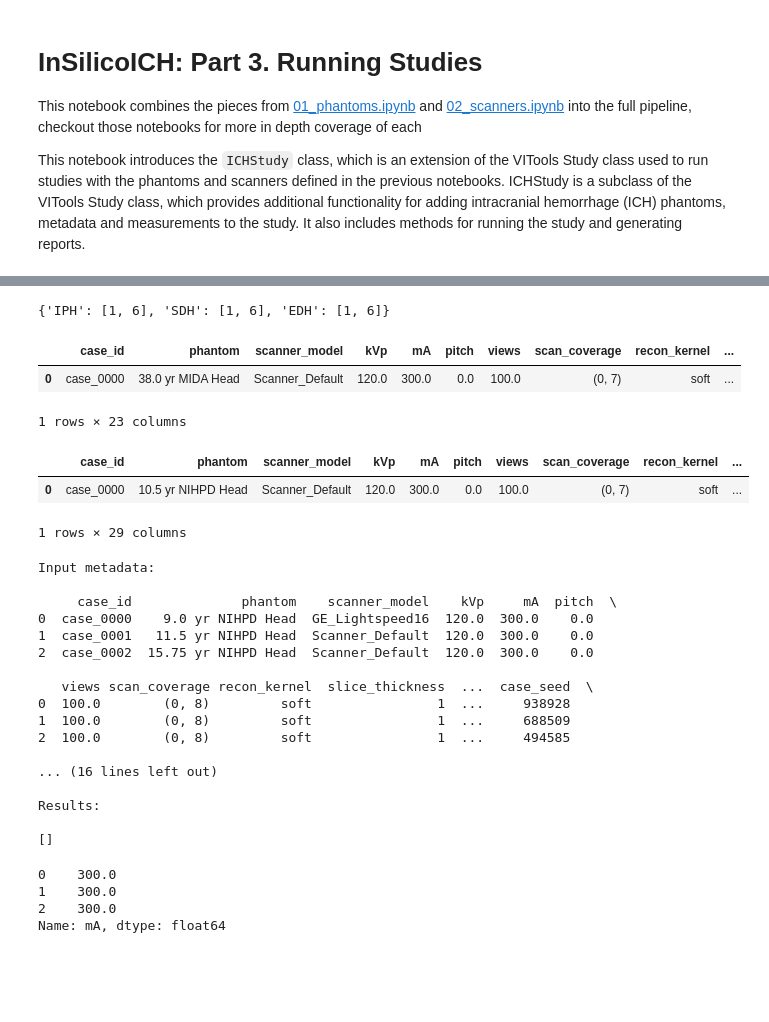
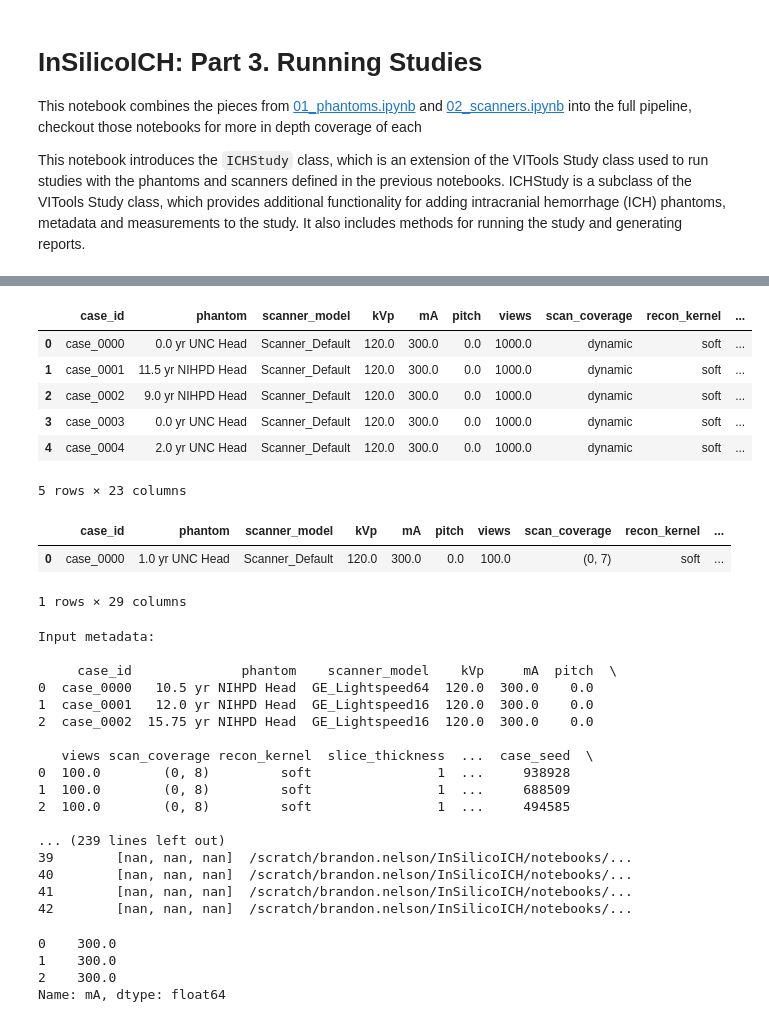
Before and after one commit to DIDSR/InSilicoICH, a Jupyter notebook: notebooks/03_studies.ipynb, the cells around one changed output, grey strips where cells are left out. Saved outputs shown, nothing was run; the diff lists cells and outputs as text; code cells hidden in the pictures; blank space fills up the shorter version.

```diff
--- a/notebooks/03_studies.ipynb
+++ b/notebooks/03_studies.ipynb
@@ -238,18 +57,20 @@ plt.imshow(phantom.lesions[0].mask.sum(axis=1), cmap='Reds', alpha=0.3)
-# %%
-lesion_volume
-# %% [output]
-{'IPH': [1, 6], 'SDH': [1, 6], 'EDH': [1, 6]}
-# %%
-ICHStudy.generate_from_distributions(get_available_phantoms(),
-                                    lesion_volume=lesion_volume,
-                                    lesion_attenuation=lesion_attn,
-                                    views=100,
-                                    scan_coverage=(0, 7),
-                                    study_count=1)
-# %% [output]
-|  | case_id | phantom | scanner_model | kVp | mA | pitch | views | scan_coverage | recon_kernel | ... |
-| 0 | case_0000 | 38.0 yr MIDA Head | Scanner_Default | 120.0 | 300.0 | 0.0 | 100.0 | (0, 7) | soft | ... |
-1 rows × 23 columns
+# %%
+lesion_volume = dict(IPH=[0.2, 10], SDH=[0.2, 10], EDH=[0.2, 10])
+lesion_attn = dict(IPH=[40, 80], SDH=[40, 80], EDH=[40, 80])
+study_list = ICHStudy.generate_from_distributions(get_available_phantoms(),
+                                                  lesion_volume=lesion_volume,
+                                                  lesion_attenuation=lesion_attn,
+                                                  study_count=5,
+                                                 seed=42)
+study_list
+# %% [output]
+|  | case_id | phantom | scanner_model | kVp | mA | pitch | views | scan_coverage | recon_kernel | ... |
+| 0 | case_0000 | 0.0 yr UNC Head | Scanner_Default | 120.0 | 300.0 | 0.0 | 1000.0 | dynamic | soft | ... |
+| 1 | case_0001 | 11.5 yr NIHPD Head | Scanner_Default | 120.0 | 300.0 | 0.0 | 1000.0 | dynamic | soft | ... |
+| 2 | case_0002 | 9.0 yr NIHPD Head | Scanner_Default | 120.0 | 300.0 | 0.0 | 1000.0 | dynamic | soft | ... |
+| 3 | case_0003 | 0.0 yr UNC Head | Scanner_Default | 120.0 | 300.0 | 0.0 | 1000.0 | dynamic | soft | ... |
+| 4 | case_0004 | 2.0 yr UNC Head | Scanner_Default | 120.0 | 300.0 | 0.0 | 1000.0 | dynamic | soft | ... |
+5 rows × 23 columns
 # %%
 import pandas as pd
 study = ICHStudy()
@@ -265,7 +86,7 @@ study.metadata = pd.concat([
 study.metadata
 # %% [output]
 |  | case_id | phantom | scanner_model | kVp | mA | pitch | views | scan_coverage | recon_kernel | ... |
-| 0 | case_0000 | 10.5 yr NIHPD Head | Scanner_Default | 120.0 | 300.0 | 0.0 | 100.0 | (0, 7) | soft | ... |
+| 0 | case_0000 | 1.0 yr UNC Head | Scanner_Default | 120.0 | 300.0 | 0.0 | 100.0 | (0, 7) | soft | ... |
 1 rows × 29 columns
 # %%
 from VITools import available_scanners
@@ -283,20 +104,20 @@ study
 Input metadata:
 
      case_id              phantom    scanner_model    kVp     mA  pitch  \
-0  case_0000    9.0 yr NIHPD Head  GE_Lightspeed16  120.0  300.0    0.0
-1  case_0001   11.5 yr NIHPD Head  Scanner_Default  120.0  300.0    0.0
-2  case_0002  15.75 yr NIHPD Head  Scanner_Default  120.0  300.0    0.0
+0  case_0000   10.5 yr NIHPD Head  GE_Lightspeed64  120.0  300.0    0.0
+1  case_0001   12.0 yr NIHPD Head  GE_Lightspeed16  120.0  300.0    0.0
+2  case_0002  15.75 yr NIHPD Head  GE_Lightspeed16  120.0  300.0    0.0
 
    views scan_coverage recon_kernel  slice_thickness  ...  case_seed  \
 0  100.0        (0, 8)         soft                1  ...     938928
 1  100.0        (0, 8)         soft                1  ...     688509
 2  100.0        (0, 8)         soft                1  ...     494585
 
-... (16 lines left out)
-
-Results:
-
-[]
+... (239 lines left out)
+39        [nan, nan, nan]  /scratch/brandon.nelson/InSilicoICH/notebooks/...
+40        [nan, nan, nan]  /scratch/brandon.nelson/InSilicoICH/notebooks/...
+41        [nan, nan, nan]  /scratch/brandon.nelson/InSilicoICH/notebooks/...
+42        [nan, nan, nan]  /scratch/brandon.nelson/InSilicoICH/notebooks/...
 # %%
 study.metadata['mA']
 # %% [output]
```
Also changed, not shown: parts of 33 cells of this notebook, 3 other files.
